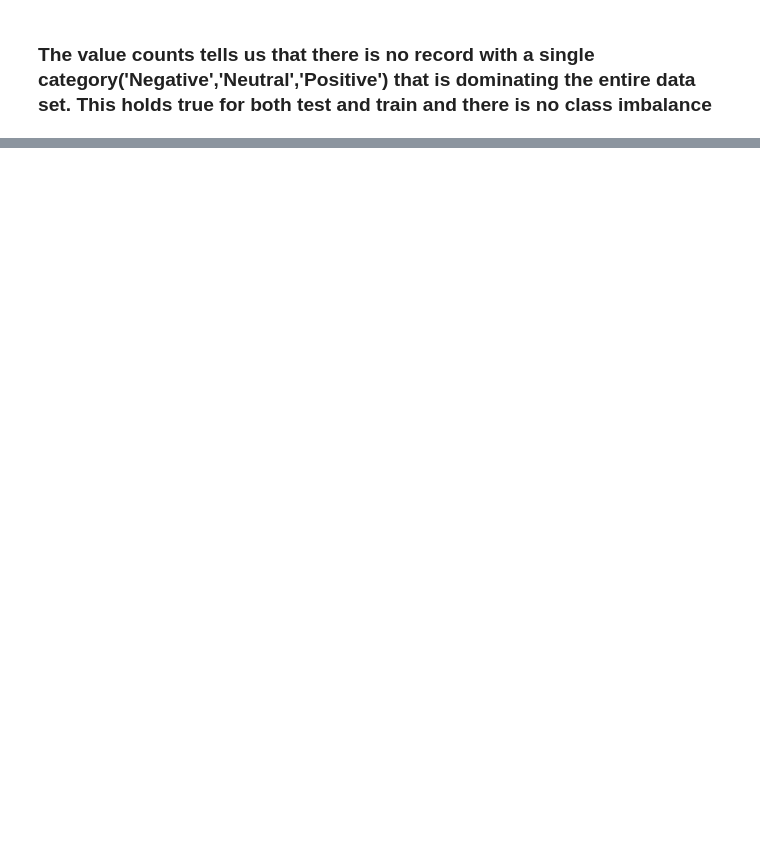
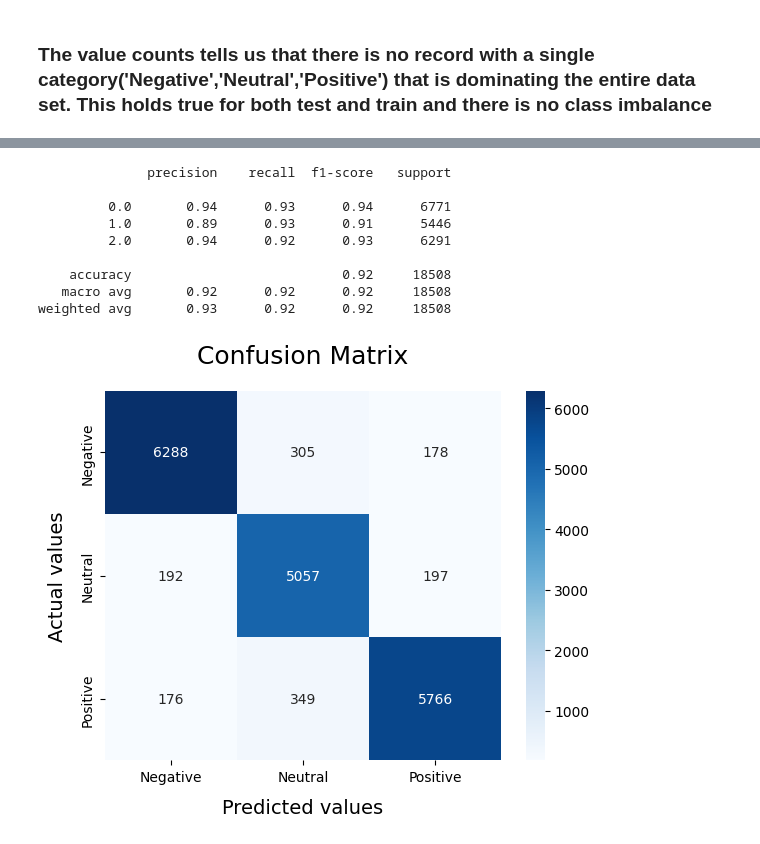
Before and after one commit to VinayUpadhyayula/cs595, a Jupyter notebook: Twitter_Sentiment_Analysis.ipynb, the cells around one changed output, grey strips where cells are left out. Drawn from its saved outputs; the diff is of its cells as text; code cells hidden in the pictures; blank space fills up the shorter version.

Commit message:
Classification using Support vector machine model

```diff
--- a/Twitter_Sentiment_Analysis.ipynb
+++ b/Twitter_Sentiment_Analysis.ipynb
@@ -397,3 +397,21 @@ y_pred3 = LRmodel.predict(X_test)
    macro avg       0.89      0.89      0.89     18508
 weighted avg       0.89      0.89      0.89     18508
 [figure]
+# %%
+#Support vector machine
+from sklearn.svm import LinearSVC
+SVCmodel = LinearSVC()
+SVCmodel.fit(X_train, y_train)
+model_Evaluate(SVCmodel)
+y_pred2 = SVCmodel.predict(X_test)
+# %% [output]
+              precision    recall  f1-score   support
+
+         0.0       0.94      0.93      0.94      6771
+         1.0       0.89      0.93      0.91      5446
+         2.0       0.94      0.92      0.93      6291
+
+    accuracy                           0.92     18508
+   macro avg       0.92      0.92      0.92     18508
+weighted avg       0.93      0.92      0.92     18508
+[figure, added]
```
Also changed, not shown: parts of 10 cells of this notebook.
